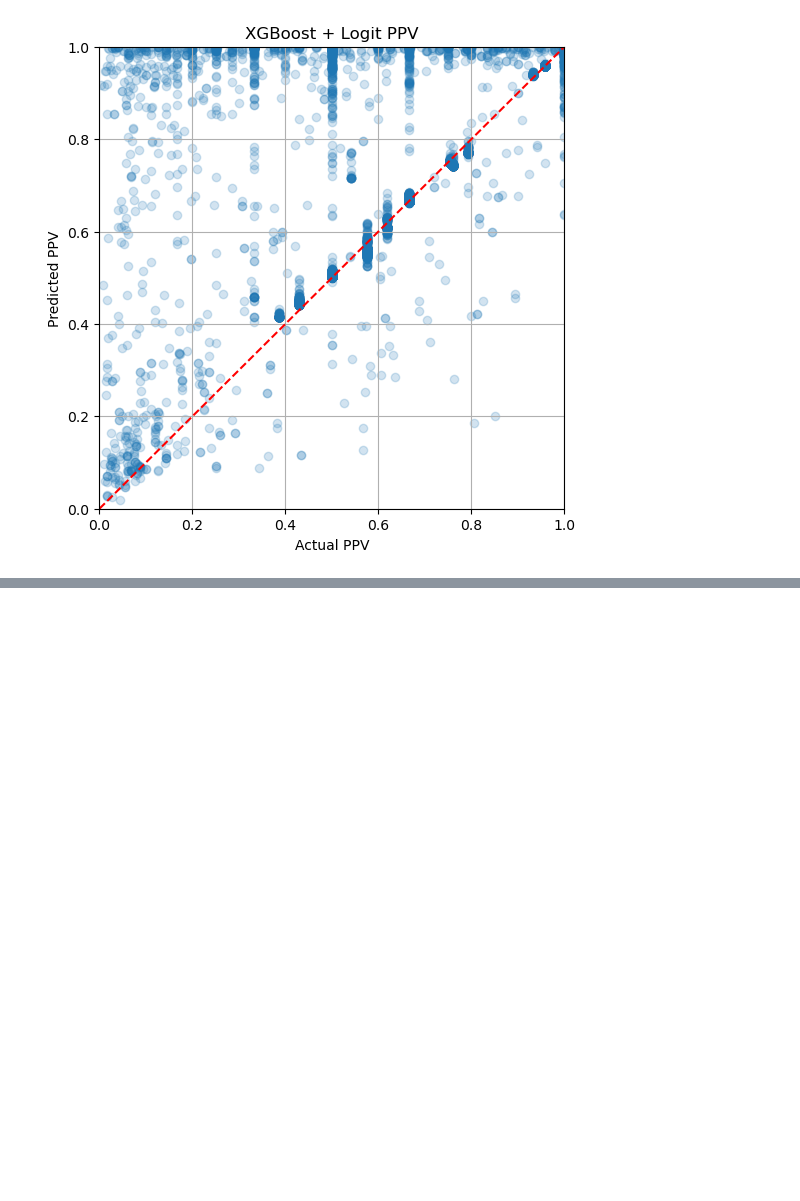
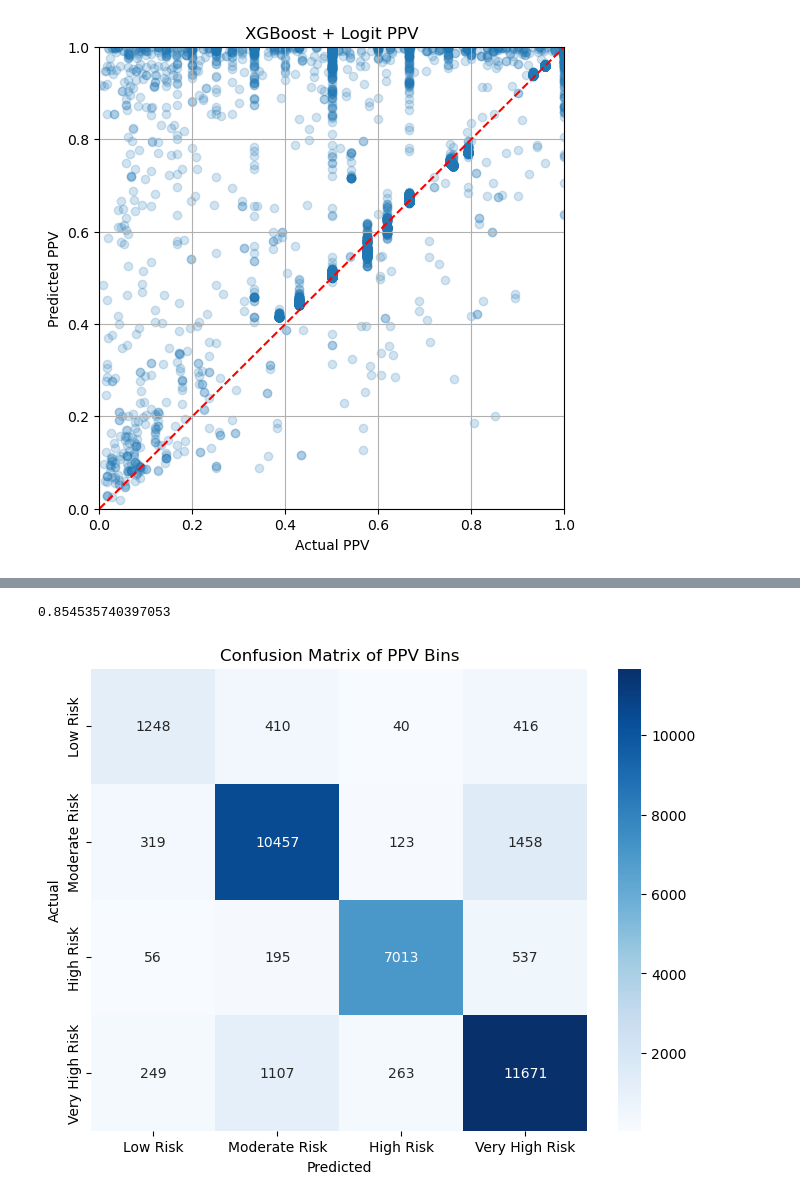
Before and after one commit to ibonomi-MSSE/277B-Final-Project, a Jupyter notebook: model_exploration_genomicPositions_PPV_mutation.ipynb, the cells around one changed output, grey strips where cells are left out. Saved outputs shown, nothing was run; the diff lists cells and outputs as text; code cells hidden in the pictures; blank space fills up the shorter version.

Commit message:
added genomic position data to boost accuracy

```diff
--- a/model_exploration_genomicPositions_PPV_mutation.ipynb
+++ b/model_exploration_genomicPositions_PPV_mutation.ipynb
@@ -789,0 +997,6 @@ plt.show()
+# %%
+## change to distances
+new_data['distance_to_end'] = new_data['gene_length'] - new_data['relative_position']
+new_data['codon_position'] = new_data['relative_position'] % 3
+new_data = new_data.drop(columns=['relative_position', 'gene_length'])
+new_data.head()
@@ -789,0 +1011,5 @@ plt.show()
+# %%
+## drop the original position column since we have the relative position now
+new_data_clean = new_data.copy()
+new_data_clean = new_data_clean.drop(columns=['position'])
+new_data_clean.head()
@@ -789,0 +1096,14 @@ plt.show()
+# %%
+# let's add bins
+def ppv_bin(ppv):
+    if ppv >= 0.8:
+        return "3"
+    elif ppv >= 0.6:
+        return "2"
+    elif ppv >= 0.2:
+        return "1"
+    else:
+        return "0"
+
+new_data_clean["ppv_bin"] = new_data_clean["ppv"].apply(ppv_bin)
+new_data_clean.head()
@@ -789,0 +1223,20 @@ plt.show()
+# %%
+results_df["correct"] = results_df["actual"] == results_df["predicted"]
+print(results_df["correct"].mean())
+# %% [output]
+0.854535740397053
+# %%
+# let's look plot the distribution of predicted vs actual for each class as a confusion matrix
+from sklearn.metrics import confusion_matrix
+import seaborn as sns
+cm = confusion_matrix(results_df["actual"], results_df["predicted"], labels=["0", "1", "2", "3"])
+plt.figure(figsize=(8, 6))
+sns.heatmap(cm, annot=True, fmt="d", cmap="Blues",
+            xticklabels=["Low Risk", "Moderate Risk", "High Risk", "Very High Risk"],
+            yticklabels=["Low Risk", "Moderate Risk", "High Risk", "Very High Risk"])
+plt.xlabel("Predicted")
+plt.ylabel("Actual")
+plt.title("Confusion Matrix of PPV Bins")
+plt.show()
+# %% [output]
+[figure, added]
```
Also changed, not shown: parts of 17 cells of this notebook, 1 other file.
